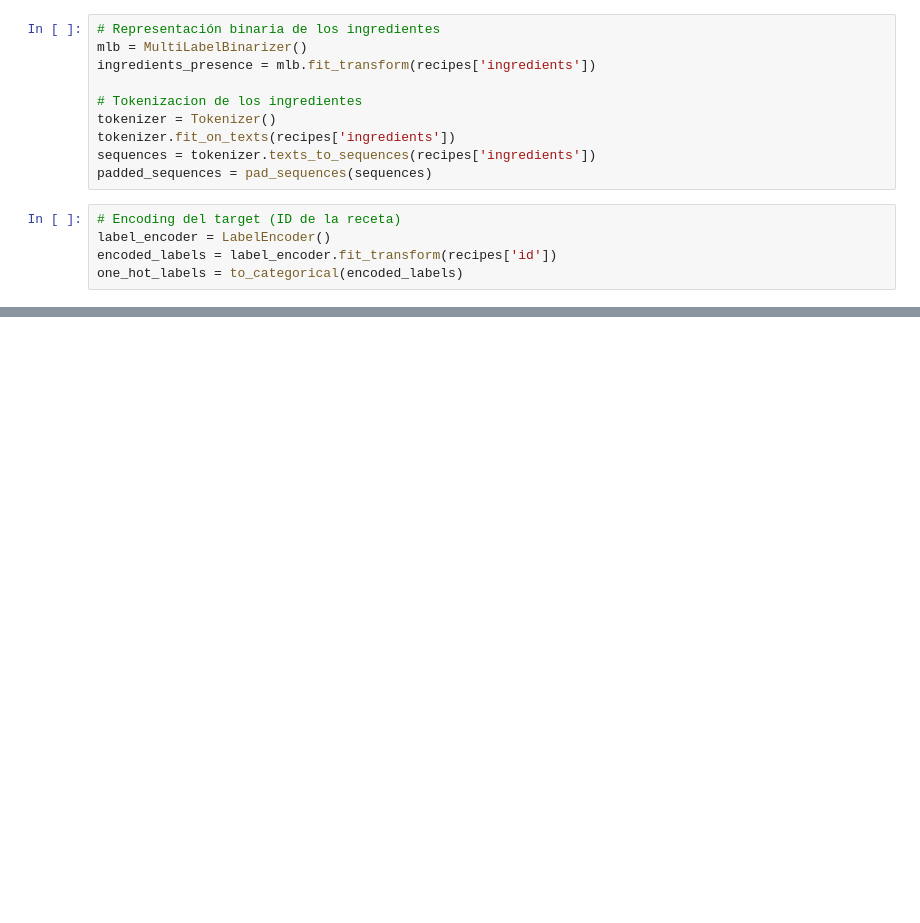
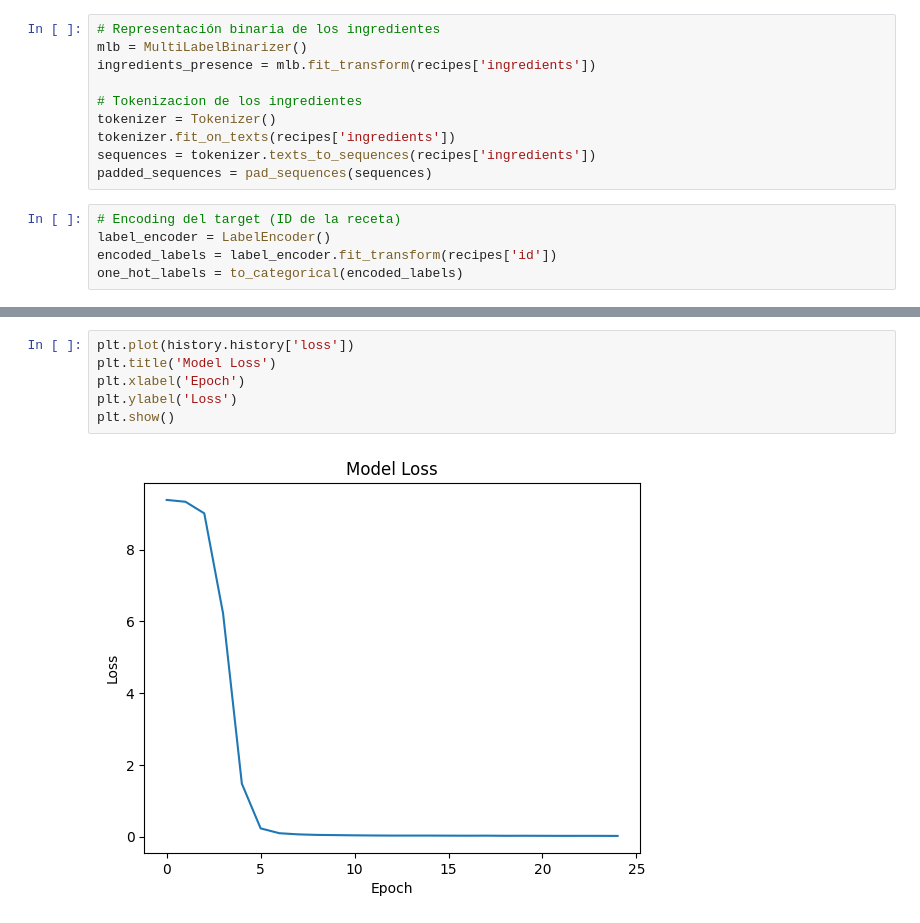
Before and after one commit to MGonza20/ProyectoFinal_DeepLearning, a Jupyter notebook: Recommendation_Model_Final.ipynb, the cells around one changed output, grey strips where cells are left out. Saved outputs shown, nothing was run; the diff lists cells and outputs as text; blank space fills up the shorter version.

```diff
--- a/Recommendation_Model_Final.ipynb
+++ b/Recommendation_Model_Final.ipynb
@@ -123,0 +110,8 @@ recipes
+# %%
+plt.plot(history.history['loss'])
+plt.title('Model Loss')
+plt.xlabel('Epoch')
+plt.ylabel('Loss')
+plt.show()
+# %% [output]
+[figure, added]
```
Also changed, not shown: parts of 11 cells of this notebook.
